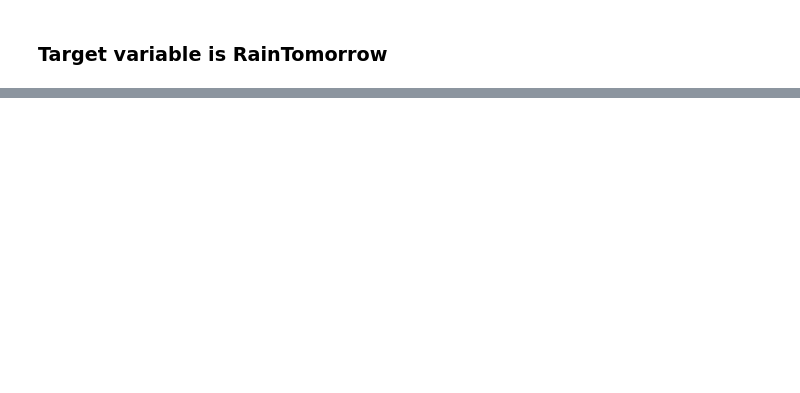
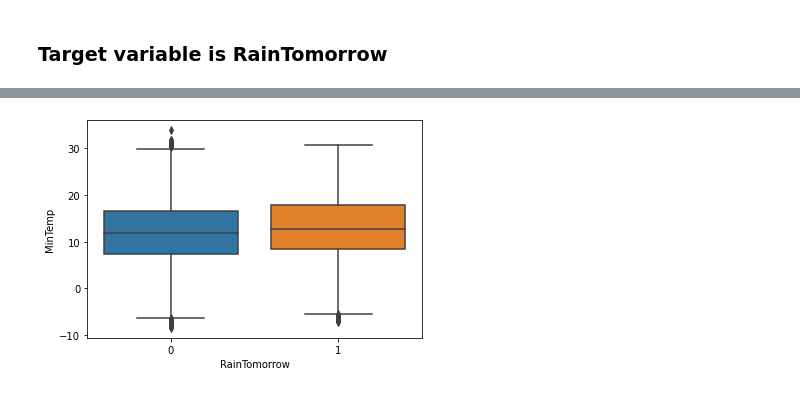
Before and after one commit to sajeeshen/CalculatorAPI, a Jupyter notebook: WeatherAUS.ipynb, the cells around one changed output, grey strips where cells are left out. Saved outputs shown, nothing was run; the diff lists cells and outputs as text; code cells hidden in the pictures; blank space fills up the shorter version.

```diff
--- a/WeatherAUS.ipynb
+++ b/WeatherAUS.ipynb
@@ -123,0 +184,5 @@ categorical_variables
+# %%
+sns.boxplot(x = df["RainTomorrow"], y = df["MinTemp"])
+plt.show()
+# %% [output]
+[figure, added]
```
Also changed, not shown: parts of 52 cells of this notebook.
